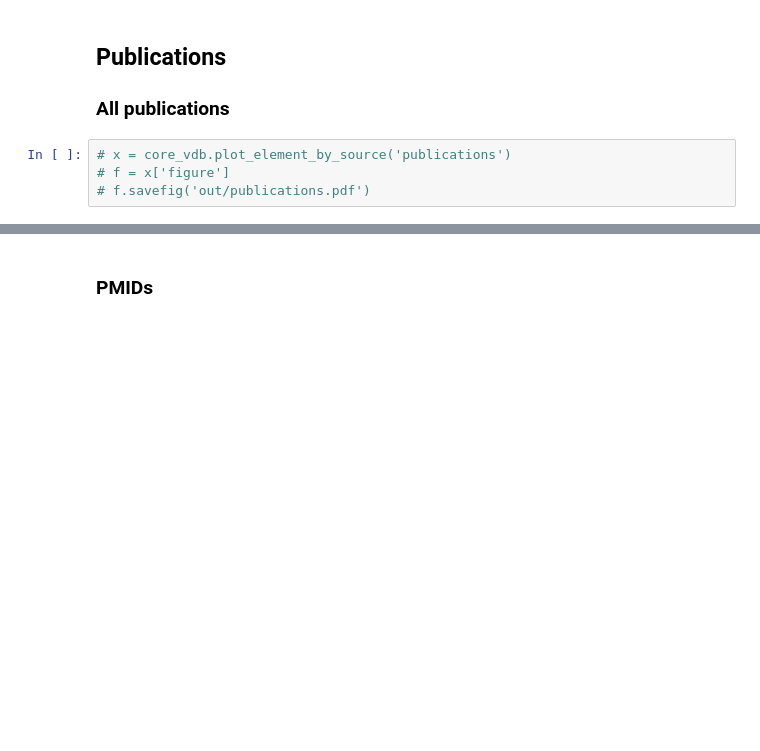
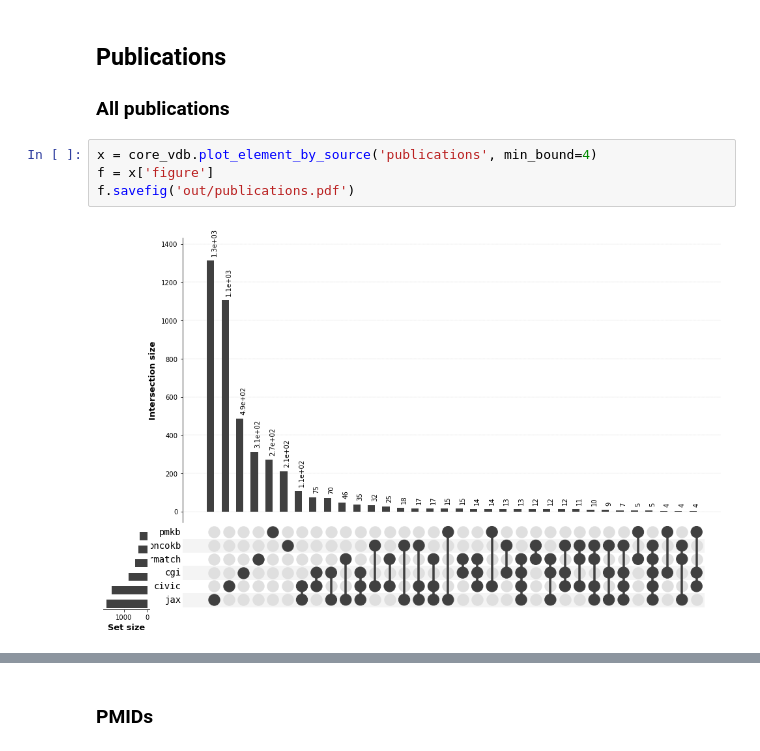
Before and after one commit to ohsu-comp-bio/g2p-aggregator, a Jupyter notebook: notebooks/paper_analysis/figures.ipynb, the cells around one changed output, grey strips where cells are left out. Cells and saved outputs as stored; diff of their text form; blank space fills up the shorter version.

```diff
--- a/notebooks/paper_analysis/figures.ipynb
+++ b/notebooks/paper_analysis/figures.ipynb
@@ -155,6 +208,8 @@ get_feature_names([x for x in r7 if x['source'] == 'cgi'])
 
 ### All publications
 # %%
-# x = core_vdb.plot_element_by_source('publications')
-# f = x['figure']
-# f.savefig('out/publications.pdf')
+x = core_vdb.plot_element_by_source('publications', min_bound=4)
+f = x['figure']
+f.savefig('out/publications.pdf')
+# %% [output]
+[figure, added]
```
Also changed, not shown: parts of 31 cells of this notebook, 2 other files.
